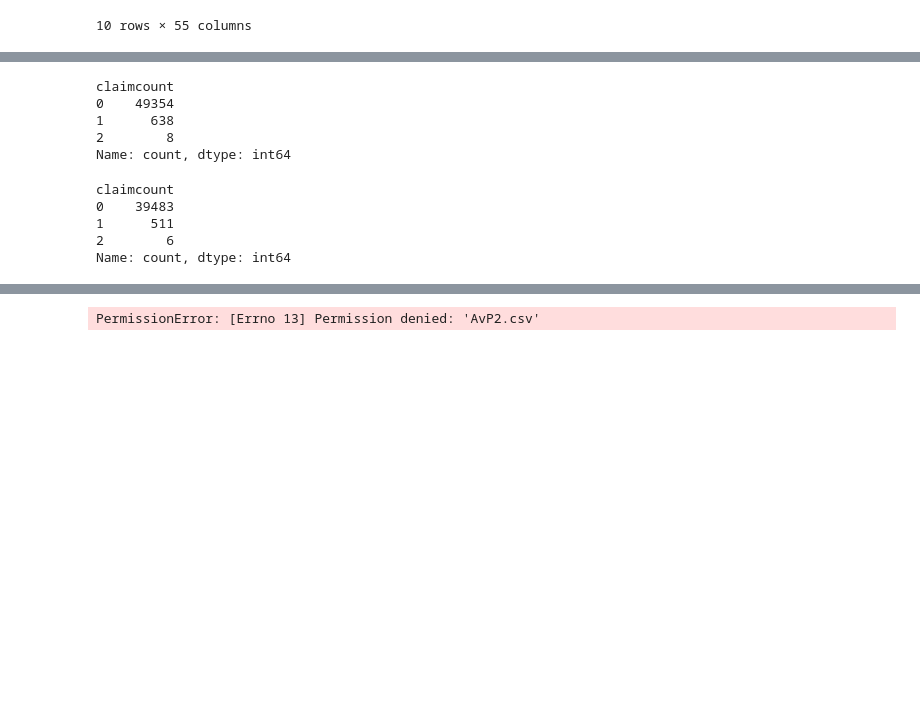
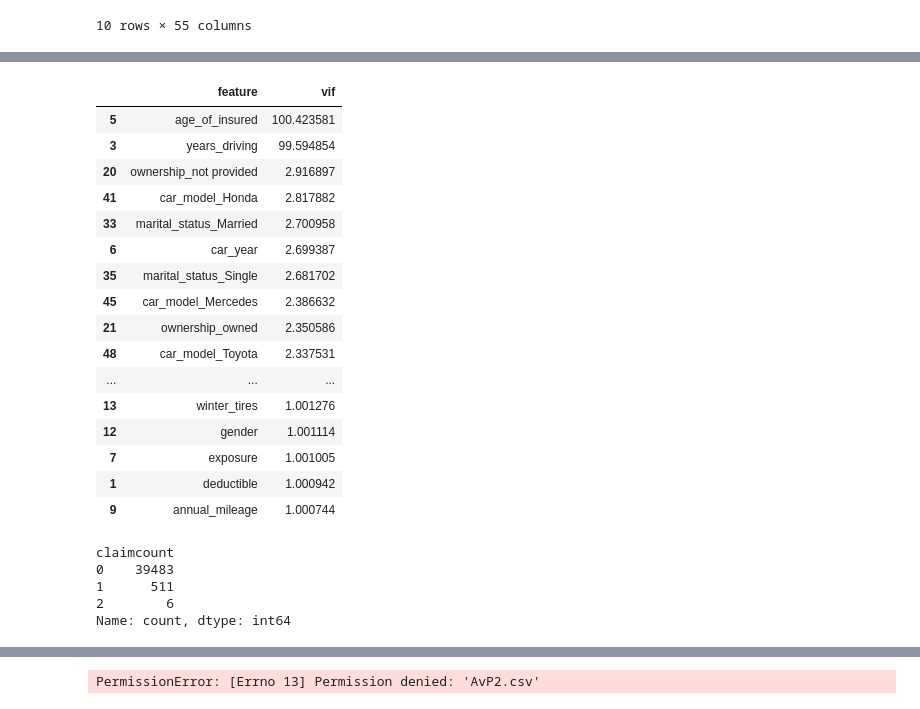
Before and after one commit to HarmonicHarm/mcmcoopwrkshp, a Jupyter notebook: workshop_v3.ipynb, the cells around one changed output, grey strips where cells are left out. Drawn from its saved outputs; the diff is of its cells as text; code cells hidden in the pictures; blank space fills up the shorter version.

```diff
--- a/workshop_v3.ipynb
+++ b/workshop_v3.ipynb
@@ -96,23 +96,3 @@ Xm2.head(10)
 | 8 | 1000 | 0 | 17 | 5 | 35 | 2017 | 0.647513 | 0 | ... |
 | 9 | 1500 | 0 | 20 | 6 | 38 | 2020 | 0.543066 | 0 | ... |
 10 rows × 55 columns
-# %%
-from statsmodels.stats.outliers_influence import variance_inflation_factor
-from statsmodels.tools.tools import add_constant
-
-# Function to calculate VIF
-def calculate_vif(dataframe):
-    # Add a constant to the DataFrame (intercept term)
-    df_with_constant = add_constant(dataframe)
-
-    # Calculate VIF for each feature
-    vif_data = pd.DataFrame()
-    vif_data["Feature"] = df_with_constant.columns
-    vif_data["VIF"] = [variance_inflation_factor(df_with_constant.values, i)
-                       for i in range(df_with_constant.shape[1])]
-
-    return vif_data
-
-# Calculate VIF for encoded data
-vif_df = calculate_vif(Xm2.head(110))
-vif_df
@@ -158,0 +163,37 @@ vif_df
+# %%
+reference_cols = [
+    "location_Brampton",
+    "ownership_financed",
+    "occupation_not provided",
+    "marital_status_not provided",
+    "car_model_Audi"
+]
+
+# Create separate feature matrix for VIF only
+X_vif = Xm2.drop(columns=["claimcount"], errors="ignore")
+
+# Drop reference dummy columns
+X_vif = X_vif.drop(columns=reference_cols, errors="ignore")
+
+# Calculate VIF on full predictor dataset
+vif_df = calculate_vif(X_vif)
+
+vif_df
+# %% [output]
+|  | feature | vif |
+| 5 | age_of_insured | 100.423581 |
+| 3 | years_driving | 99.594854 |
+| 20 | ownership_not provided | 2.916897 |
+| 41 | car_model_Honda | 2.817882 |
+| 33 | marital_status_Married | 2.700958 |
+| 6 | car_year | 2.699387 |
+| 35 | marital_status_Single | 2.681702 |
+| 45 | car_model_Mercedes | 2.386632 |
+| 21 | ownership_owned | 2.350586 |
+| 48 | car_model_Toyota | 2.337531 |
+| ... | ... | ... |
+| 13 | winter_tires | 1.001276 |
+| 12 | gender | 1.001114 |
+| 7 | exposure | 1.001005 |
+| 1 | deductible | 1.000942 |
+| 9 | annual_mileage | 1.000744 |
@@ -159,8 +285,8 @@ vif_df
 # %%
-pd.Series(Y_h).value_counts()
+pd.Series(y_train).value_counts()
 # %% [output]
 claimcount
-0    49354
-1      638
-2        8
+0    39483
+1      511
+2        6
 Name: count, dtype: int64
@@ -197,10 +293,2 @@ X_train, X_test, Y_train, Y_test = train_test_split(X_h, Y_h, test_size=0.2, ran
-# %%
-pd.Series(Y_train).value_counts()
-# %% [output]
-claimcount
-0    39483
-1      511
-2        6
-Name: count, dtype: int64
 # %%
 clf = AdaBoostClassifier(random_state=42, algorithm='SAMME')
```
Also changed, not shown: parts of 28 cells of this notebook.
